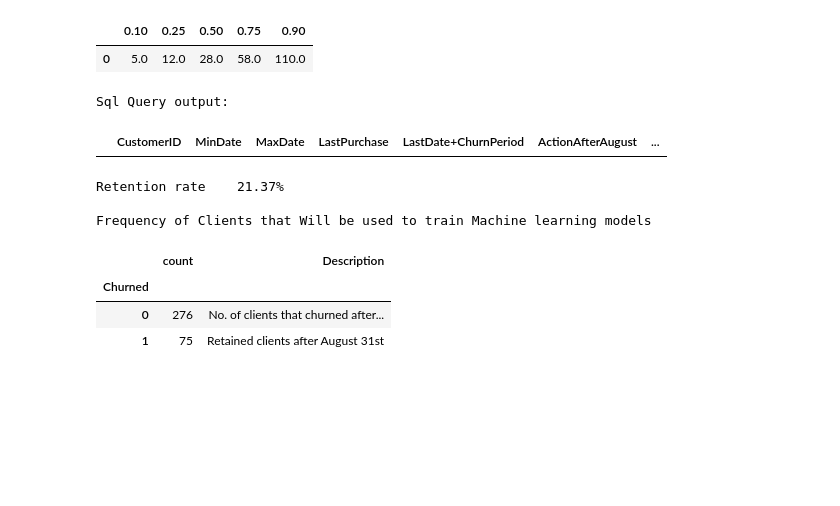
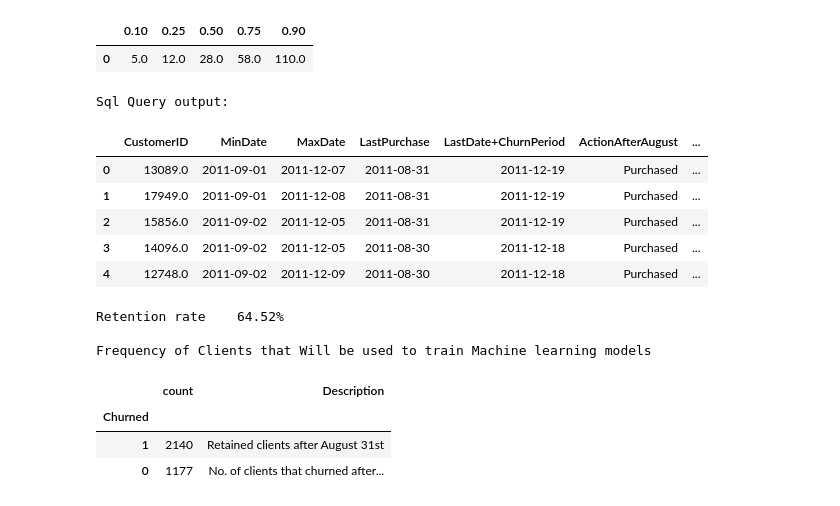
Before and after one commit to mundundan-star/online-retail-customer-analytics, a Jupyter notebook: 4.0 Retention_Analysis and Churn_Labelling.ipynb, the cells around one changed output. Saved outputs shown, nothing was run; the diff lists cells and outputs as text; code cells hidden in the pictures; blank space fills up the shorter version.

```diff
--- a/4.0 Retention_Analysis and Churn_Labelling.ipynb
+++ b/4.0 Retention_Analysis and Churn_Labelling.ipynb
@@ -132,48 +132,52 @@ SELECT *,
   END "ActionAfterAugust",
   ("MinDate" - "LastPurchase") AS "AfterAugustInterval",
   CASE WHEN ("MinDate" - "LastPurchase") > 110 OR ("MinDate" - "LastPurchase") IS NULL THEN 1
     ELSE 0
   END AS "Churned"
 FROM data
 FULL OUTER JOIN (SELECT "CustomerID",
           "LastPurchase"
-          FROM v_customer_metrics
-          WHERE "Recency" < 110) --outer join: to pull data from both tables without excluding any
+          FROM v_customer_metrics)
+          --WHERE "Recency" < 110) --outer join: to pull data from both tables without excluding any
           -- Excluded clients with recency greater than 110 as they have already churned as at August 31st
 USING("CustomerID")
 WHERE "LastPurchase" IS NOT NULL -- Ensures new customers without histor in v_customer meterics are excluded
 --AND ("MinDate" + 110) < (SELECT MAX("MaxDate")
                             --FROM data) -- Ensures Customers Whose Expected Churn  date exceeds the dataset end, as we can't know what they'll do
 ORDER BY "AfterAugustInterval"
 """
 
 with engine.begin() as conn:
     conn.execute(text(query))
 
 query = """
 SELECT *
 FROM v_churn_analysis_candidates
 """
 df = pd.read_sql(text(query), con = engine)
 
 print("Sql Query output:")
 df.head()
 # %% [output]
 Sql Query output:
 |  | CustomerID | MinDate | MaxDate | LastPurchase | LastDate+ChurnPeriod | ActionAfterAugust | ... |
+| 0 | 13089.0 | 2011-09-01 | 2011-12-07 | 2011-08-31 | 2011-12-19 | Purchased | ... |
+| 1 | 17949.0 | 2011-09-01 | 2011-12-08 | 2011-08-31 | 2011-12-19 | Purchased | ... |
+| 2 | 15856.0 | 2011-09-02 | 2011-12-05 | 2011-08-31 | 2011-12-19 | Purchased | ... |
+| 3 | 14096.0 | 2011-09-02 | 2011-12-05 | 2011-08-30 | 2011-12-18 | Purchased | ... |
+| 4 | 12748.0 | 2011-09-02 | 2011-12-09 | 2011-08-30 | 2011-12-18 | Purchased | ... |
 # %%
 churned = pd.DataFrame(df['Churned'].value_counts())
-churned['Description'] = ["No. of clients that churned after August 31st", "Retained clients after August 31st"]
-
-churn_rate = churned['count'].iloc[1]/(churned['count'].iloc[1] + churned['count'].iloc[0])
+churned['Description'] = [ "Retained clients after August 31st" ,"No. of clients that churned after August 31st"]
+churn_rate = churned['count'].iloc[0]/(churned['count'].iloc[1] + churned['count'].iloc[0])
 print(f"Retention rate   {churn_rate *100: .2f}%")
 print('\nFrequency of Clients that Will be used to train Machine learning models')
 churned
 # %% [output]
-Retention rate    21.37%
+Retention rate    64.52%
 
 Frequency of Clients that Will be used to train Machine learning models
 |  | count | Description |
 | Churned |  |  |
-| 0 | 276 | No. of clients that churned after... |
-| 1 | 75 | Retained clients after August 31st |
+| 1 | 2140 | Retained clients after August 31st |
+| 0 | 1177 | No. of clients that churned after... |
```
